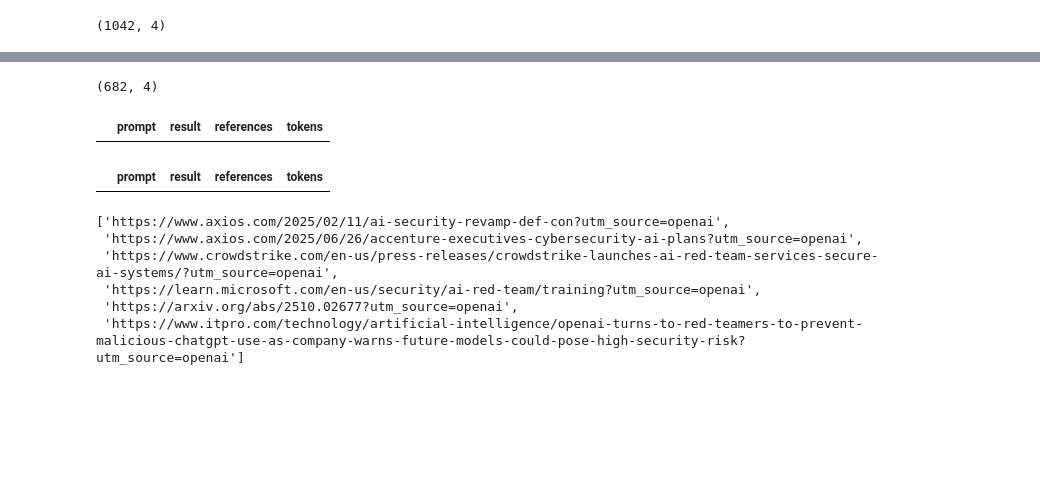
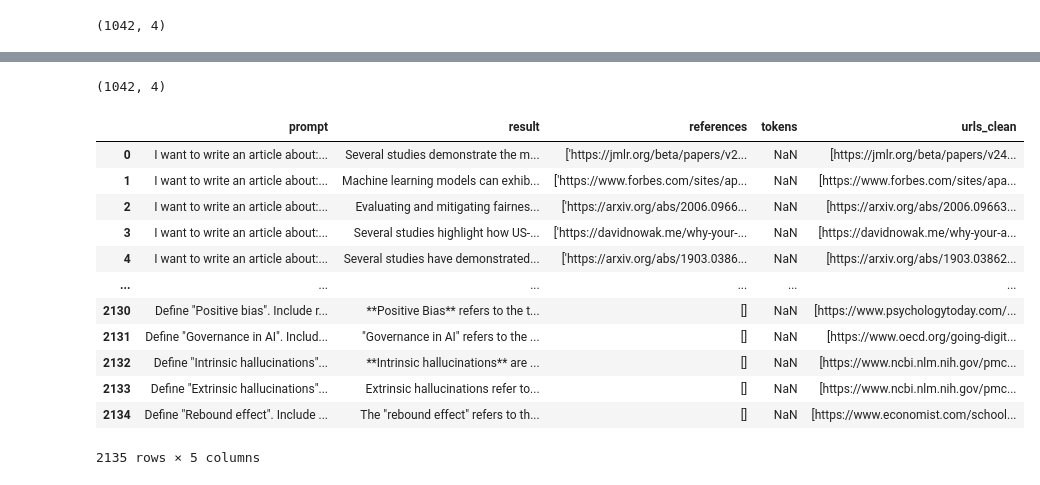
Before and after one commit to mvrobles/GenAI-Science, a Jupyter notebook: scripts/process_gpt.ipynb, the cells around one changed output, grey strips where cells are left out. Drawn from its saved outputs; the diff is of its cells as text; code cells hidden in the pictures; blank space fills up the shorter version.

```diff
--- a/scripts/process_gpt.ipynb
+++ b/scripts/process_gpt.ipynb
@@ -10,6 +9,6 @@ from source_identification import classify_link_peer_review, extract_labels_per_
 from utils import fix_exists_by_status
 # %%
-df = pd.read_csv('../data/results_gpt_4omini.csv')
+df = pd.read_csv('../data/results_gpt.csv')
 df.shape
 # %% [output]
 (2135, 4)
@@ -37,7 +49,4 @@ prompts_pend.to_csv('../data/prompts_pend_gpt.csv', index=False)
 # %%
-# Cargar resultados pendientes (df_ws2) y reemplazar en df_ws usando prompt como llave
-df_ws2 = pd.read_csv('../data/results_pend_gpt.csv')
-
 # Reemplazar en df_ws los registros que aparecen en df_ws2
 df_ws = df_ws.set_index('prompt')
 df_ws2_indexed = df_ws2.set_index('prompt')
@@ -46,16 +55,5 @@ df_ws.update(df_ws2_indexed)
 
 df_ws = df_ws.reset_index()
 df_ws.shape
+# %% [output]
+(1042, 4)
-# %%
-df_correr = pd.read_csv('../data/results_correr_gpt.csv')
-df_correr.shape
-# %% [output]
-(682, 4)
-# %%
-df_correr[df_correr.prompt.str.contains(prompts_pend[0])]
-# %% [output]
-|  | prompt | result | references | tokens |
-# %%
-df_correr[df_correr.prompt.isin(prompts_pend)]
-# %% [output]
-|  | prompt | result | references | tokens |
@@ -120,9 +122,18 @@ df["urls_clean"] = df["result"].apply(extract_urls_from_text)
+# %%
+df
+# %% [output]
+|  | prompt | result | references | tokens | urls_clean |
+| 0 | I want to write an article about:... | Several studies demonstrate the m... | ['https://jmlr.org/beta/papers/v2... | NaN | [https://jmlr.org/beta/papers/v24... |
+| 1 | I want to write an article about:... | Machine learning models can exhib... | ['https://www.forbes.com/sites/ap... | NaN | [https://www.forbes.com/sites/apa... |
+| 2 | I want to write an article about:... | Evaluating and mitigating fairnes... | ['https://arxiv.org/abs/2006.0966... | NaN | [https://arxiv.org/abs/2006.09663... |
+| 3 | I want to write an article about:... | Several studies highlight how US-... | ['https://davidnowak.me/why-your-... | NaN | [https://davidnowak.me/why-your-a... |
+| 4 | I want to write an article about:... | Several studies have demonstrated... | ['https://arxiv.org/abs/1903.0386... | NaN | [https://arxiv.org/abs/1903.03862... |
+| ... | ... | ... | ... | ... | ... |
+| 2130 | Define "Positive bias". Include r... | **Positive Bias** refers to the t... | [] | NaN | [https://www.psychologytoday.com/... |
+| 2131 | Define "Governance in AI". Includ... | "Governance in AI" refers to the ... | [] | NaN | [https://www.oecd.org/going-digit... |
+| 2132 | Define "Intrinsic hallucinations"... | **Intrinsic hallucinations** are ... | [] | NaN | [https://www.ncbi.nlm.nih.gov/pmc... |
+| 2133 | Define "Extrinsic hallucinations"... | Extrinsic hallucinations refer to... | [] | NaN | [https://www.ncbi.nlm.nih.gov/pmc... |
+| 2134 | Define "Rebound effect". Include ... | The "rebound effect" refers to th... | [] | NaN | [https://www.economist.com/school... |
+2135 rows × 5 columns
 # %%
 df['urls_clean'].iloc[56]
-# %% [output]
-['https://www.axios.com/2025/02/11/ai-security-revamp-def-con?utm_source=openai',
- 'https://www.axios.com/2025/06/26/accenture-executives-cybersecurity-ai-plans?utm_source=openai',
- 'https://www.crowdstrike.com/en-us/press-releases/crowdstrike-launches-ai-red-team-services-secure-ai-systems/?utm_source=openai',
- 'https://learn.microsoft.com/en-us/security/ai-red-team/training?utm_source=openai',
- 'https://arxiv.org/abs/2510.02677?utm_source=openai',
- 'https://www.itpro.com/technology/artificial-intelligence/openai-turns-to-red-teamers-to-prevent-malicious-chatgpt-use-as-company-warns-future-models-could-pose-high-security-risk?utm_source=openai']
```
Also changed, not shown: parts of 60 cells of this notebook.
